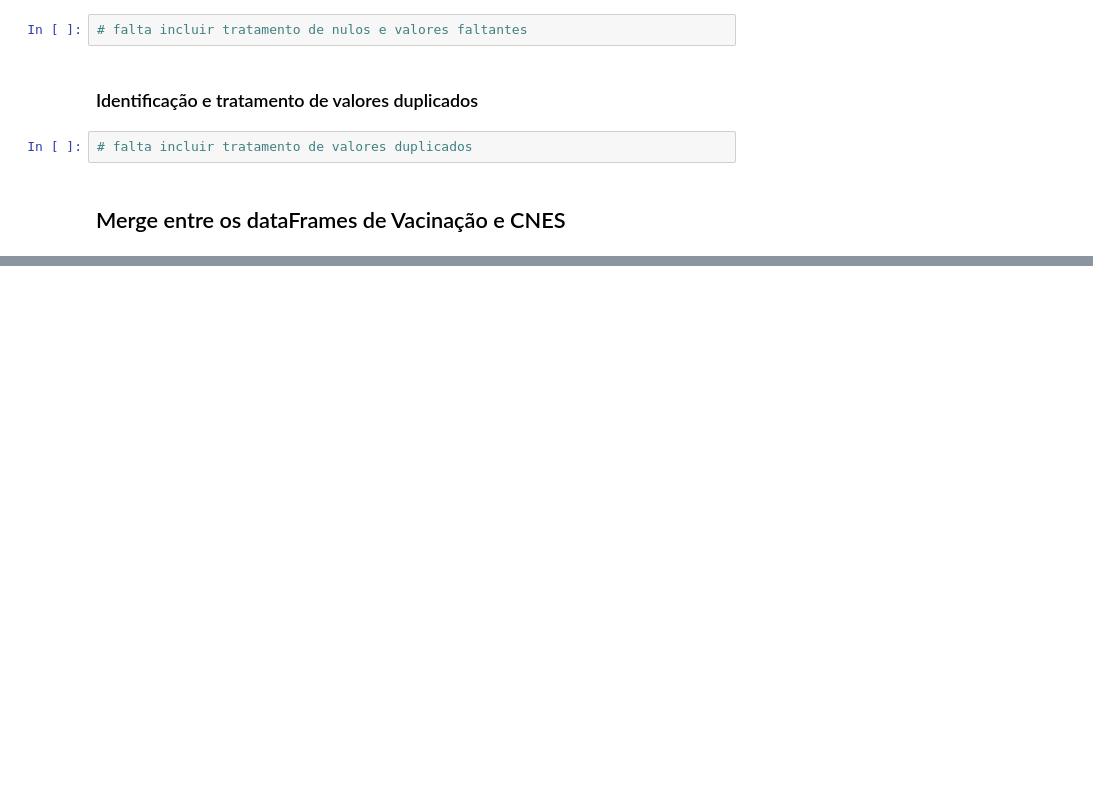
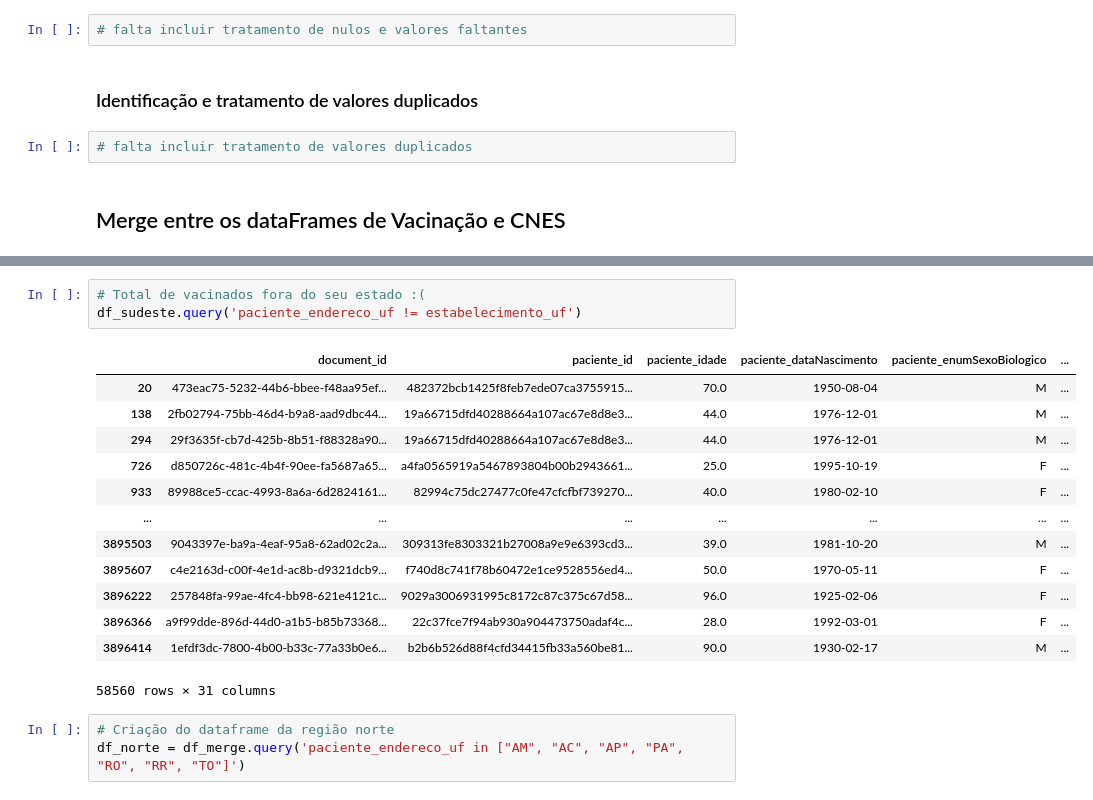
Before and after one commit to massaoiwanaga/topespsi, a Jupyter notebook: TESI_VAC_COVID.ipynb, the cells around one changed output, grey strips where cells are left out. Saved outputs shown, nothing was run; the diff lists cells and outputs as text; blank space fills up the shorter version.

```diff
--- a/TESI_VAC_COVID.ipynb
+++ b/TESI_VAC_COVID.ipynb
@@ -565,0 +616,20 @@ pd.merge(df_vacinacao, df_cnes, on=None, left_on='estabelecimento_valor', right_
+# %%
+# Total de vacinados fora do seu estado :(
+df_sudeste.query('paciente_endereco_uf != estabelecimento_uf')
+# %% [output]
+|  | document_id | paciente_id | paciente_idade | paciente_dataNascimento | paciente_enumSexoBiologico | ... |
+| 20 | 473eac75-5232-44b6-bbee-f48aa95ef... | 482372bcb1425f8feb7ede07ca3755915... | 70.0 | 1950-08-04 | M | ... |
+| 138 | 2fb02794-75bb-46d4-b9a8-aad9dbc44... | 19a66715dfd40288664a107ac67e8d8e3... | 44.0 | 1976-12-01 | M | ... |
+| 294 | 29f3635f-cb7d-425b-8b51-f88328a90... | 19a66715dfd40288664a107ac67e8d8e3... | 44.0 | 1976-12-01 | M | ... |
+| 726 | d850726c-481c-4b4f-90ee-fa5687a65... | a4fa0565919a5467893804b00b2943661... | 25.0 | 1995-10-19 | F | ... |
+| 933 | 89988ce5-ccac-4993-8a6a-6d2824161... | 82994c75dc27477c0fe47cfcfbf739270... | 40.0 | 1980-02-10 | F | ... |
+| ... | ... | ... | ... | ... | ... | ... |
+| 3895503 | 9043397e-ba9a-4eaf-95a8-62ad02c2a... | 309313fe8303321b27008a9e9e6393cd3... | 39.0 | 1981-10-20 | M | ... |
+| 3895607 | c4e2163d-c00f-4e1d-ac8b-d9321dcb9... | f740d8c741f78b60472e1ce9528556ed4... | 50.0 | 1970-05-11 | F | ... |
+| 3896222 | 257848fa-99ae-4fc4-bb98-621e4121c... | 9029a3006931995c8172c87c375c67d58... | 96.0 | 1925-02-06 | F | ... |
+| 3896366 | a9f99dde-896d-44d0-a1b5-b85b73368... | 22c37fce7f94ab930a904473750adaf4c... | 28.0 | 1992-03-01 | F | ... |
+| 3896414 | 1efdf3dc-7800-4b00-b33c-77a33b0e6... | b2b6b526d88f4cfd34415fb33a560be81... | 90.0 | 1930-02-17 | M | ... |
+58560 rows × 31 columns
+# %%
+# Criação do dataframe da região norte
+df_norte = df_merge.query('paciente_endereco_uf in ["AM", "AC", "AP", "PA", "RO", "RR", "TO"]')
```
Also changed, not shown: parts of 13 cells of this notebook.
